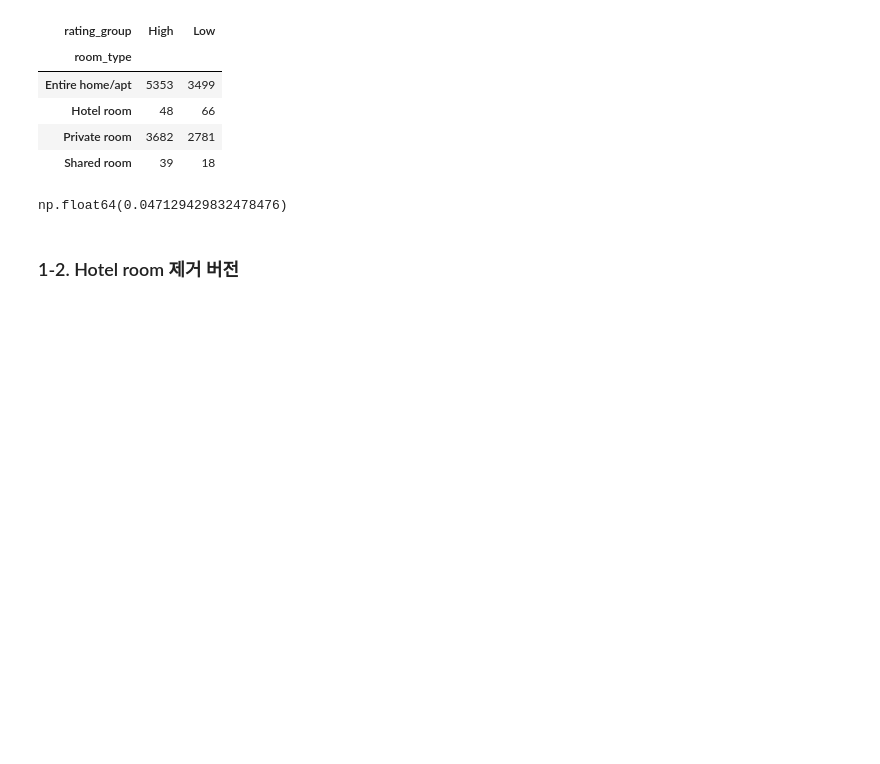
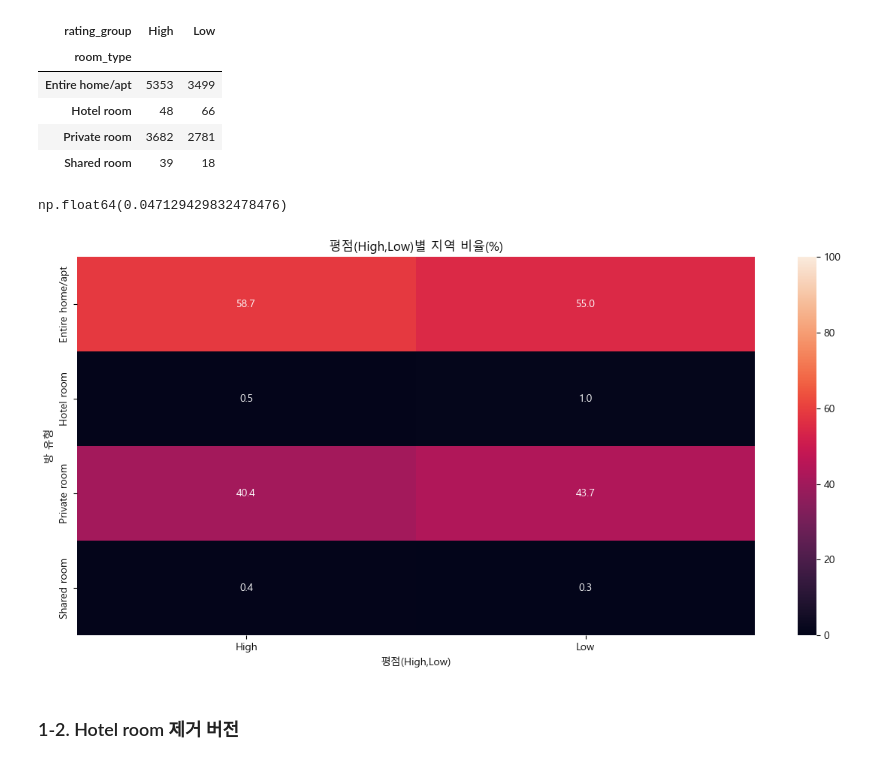
Before and after one commit to KyungminChang/data-analysis-project-BBB, a Jupyter notebook: 02_basic_statistics.ipynb, the cells around one changed output. Drawn from its saved outputs; the diff is of its cells as text; code cells hidden in the pictures; blank space fills up the shorter version.

```diff
--- a/02_basic_statistics.ipynb
+++ b/02_basic_statistics.ipynb
@@ -152,6 +152,22 @@ def cramers_v(contingency_table):
 cramers_v(ct_room)
 # %% [output]
 np.float64(0.047129429832478476)
+# %%
+# 1) 교차표 만들기 + 2) 비율로 바꾸기(행 기준) -> 퍼센트로 보기 좋게 * 100
+ct_room_percent = ct_room.div(ct_room.sum(axis=0), axis=1) * 100
+
+# 3) heatmap으로 색칠하기
+# annot=True: 각 칸에 숫자를 같이 표시
+# fmt=".1f": 숫자를 소수 1자리로 표시
+# vmin=0, vmax=100: 퍼센트 범위를 고정해서 색이 과장되지 않게 함
+sns.heatmap(ct_room_percent, annot=True, fmt=".1f", vmin=0, vmax=100)
+plt.title("평점(High,Low)별 지역 비율(%)")
+plt.xlabel("평점(High,Low)")
+plt.ylabel("방 유형")
+plt.tight_layout()
+plt.show()
+# %% [output]
+[figure, added]
 # %% [markdown]
 ### 1-2. Hotel room 제거 버전
 # %%
```
Also changed, not shown: parts of 16 cells of this notebook, 2 other files.
